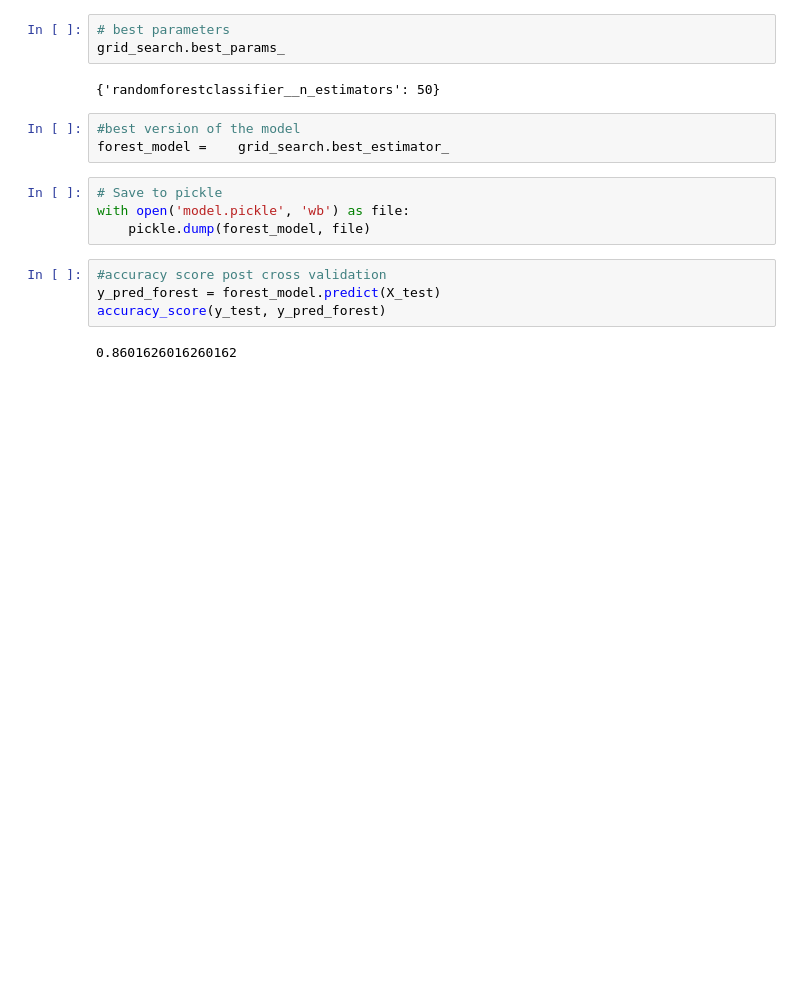
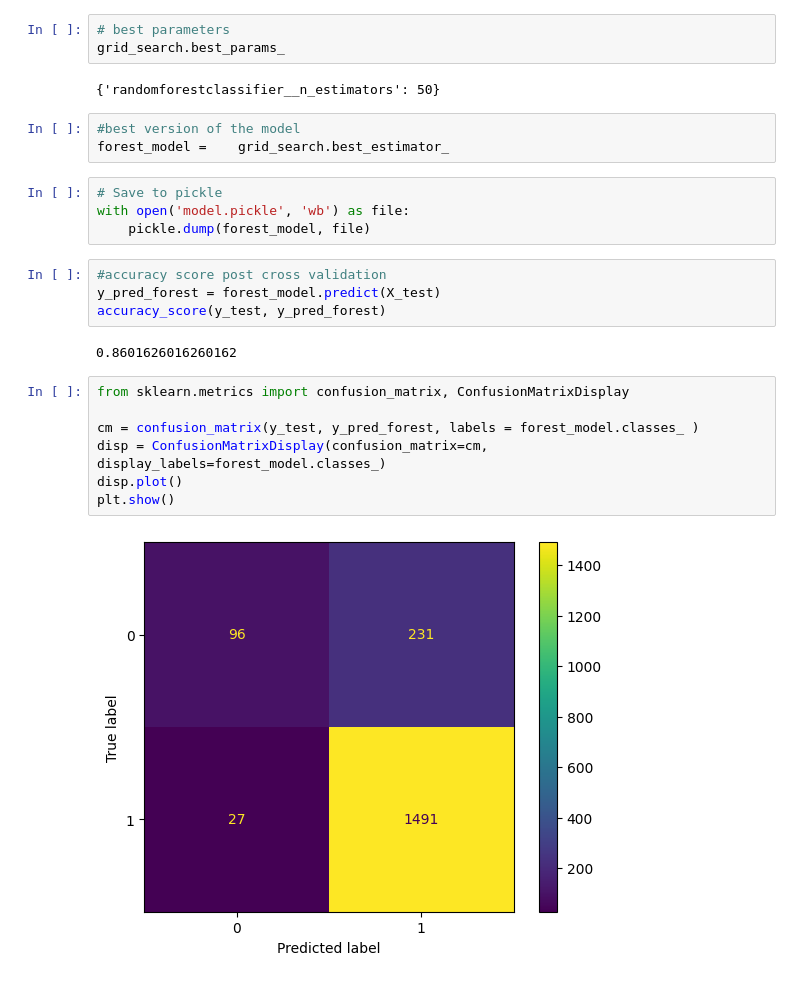
Before and after one commit to GrayAnalytics/dsnd-pipelines-project, a Jupyter notebook: starter/starter.ipynb, the cells around one changed output. Cells and saved outputs as stored; diff of their text form; blank space fills up the shorter version.

```diff
--- a/starter/starter.ipynb
+++ b/starter/starter.ipynb
@@ -586,3 +586,12 @@ y_pred_forest = forest_model.predict(X_test)
 accuracy_score(y_test, y_pred_forest)
 # %% [output]
 0.8601626016260162
+# %%
+from sklearn.metrics import confusion_matrix, ConfusionMatrixDisplay
+
+cm = confusion_matrix(y_test, y_pred_forest, labels = forest_model.classes_ )
+disp = ConfusionMatrixDisplay(confusion_matrix=cm, display_labels=forest_model.classes_)
+disp.plot()
+plt.show()
+# %% [output]
+[figure, added]
```
Also changed, not shown: parts of 2 cells of this notebook, 1 other file.
